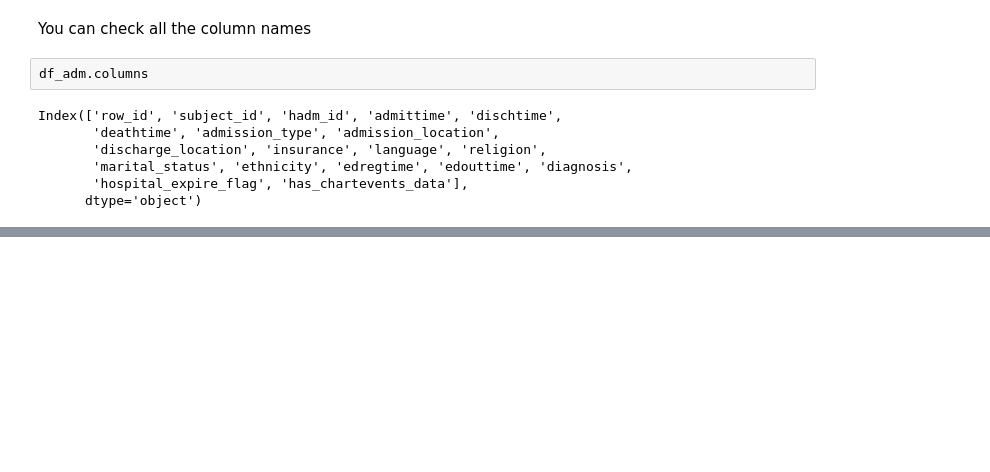
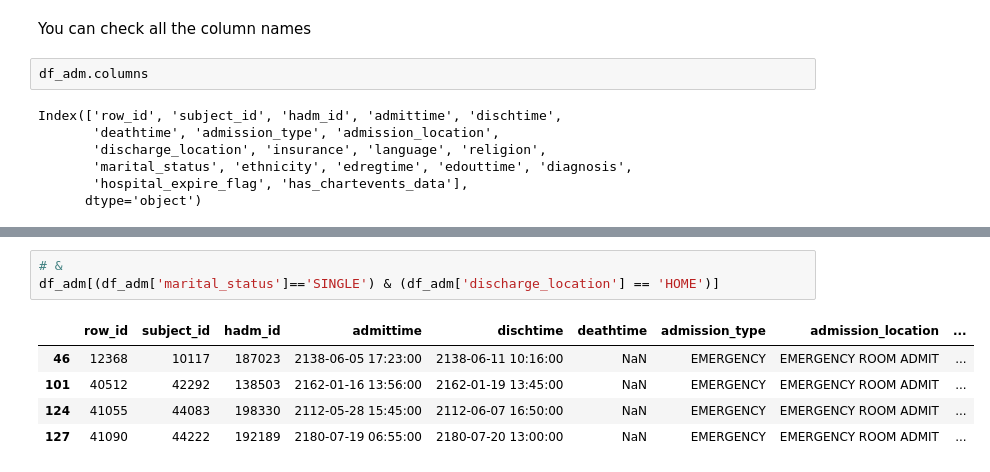
Before and after one commit to niuguy/digithealthcourse, a Jupyter notebook: [021]Exploratary_data_analysis(Part1).ipynb, the cells around one changed output, grey strips where cells are left out. Saved outputs shown, nothing was run; the diff lists cells and outputs as text; blank space fills up the shorter version.

```diff
--- a/[021]Exploratary_data_analysis(Part1).ipynb
+++ b/[021]Exploratary_data_analysis(Part1).ipynb
@@ -373,0 +448,9 @@ Index(['row_id', 'subject_id', 'hadm_id', 'admittime', 'dischtime',
+# %%
+# &
+df_adm[(df_adm['marital_status']=='SINGLE') & (df_adm['discharge_location'] == 'HOME')]
+# %% [output]
+|  | row_id | subject_id | hadm_id | admittime | dischtime | deathtime | admission_type | admission_location | ... |
+| 46 | 12368 | 10117 | 187023 | 2138-06-05 17:23:00 | 2138-06-11 10:16:00 | NaN | EMERGENCY | EMERGENCY ROOM ADMIT | ... |
+| 101 | 40512 | 42292 | 138503 | 2162-01-16 13:56:00 | 2162-01-19 13:45:00 | NaN | EMERGENCY | EMERGENCY ROOM ADMIT | ... |
+| 124 | 41055 | 44083 | 198330 | 2112-05-28 15:45:00 | 2112-06-07 16:50:00 | NaN | EMERGENCY | EMERGENCY ROOM ADMIT | ... |
+| 127 | 41090 | 44222 | 192189 | 2180-07-19 06:55:00 | 2180-07-20 13:00:00 | NaN | EMERGENCY | EMERGENCY ROOM ADMIT | ... |
```
Also changed, not shown: parts of 29 cells of this notebook, 2 other files.
